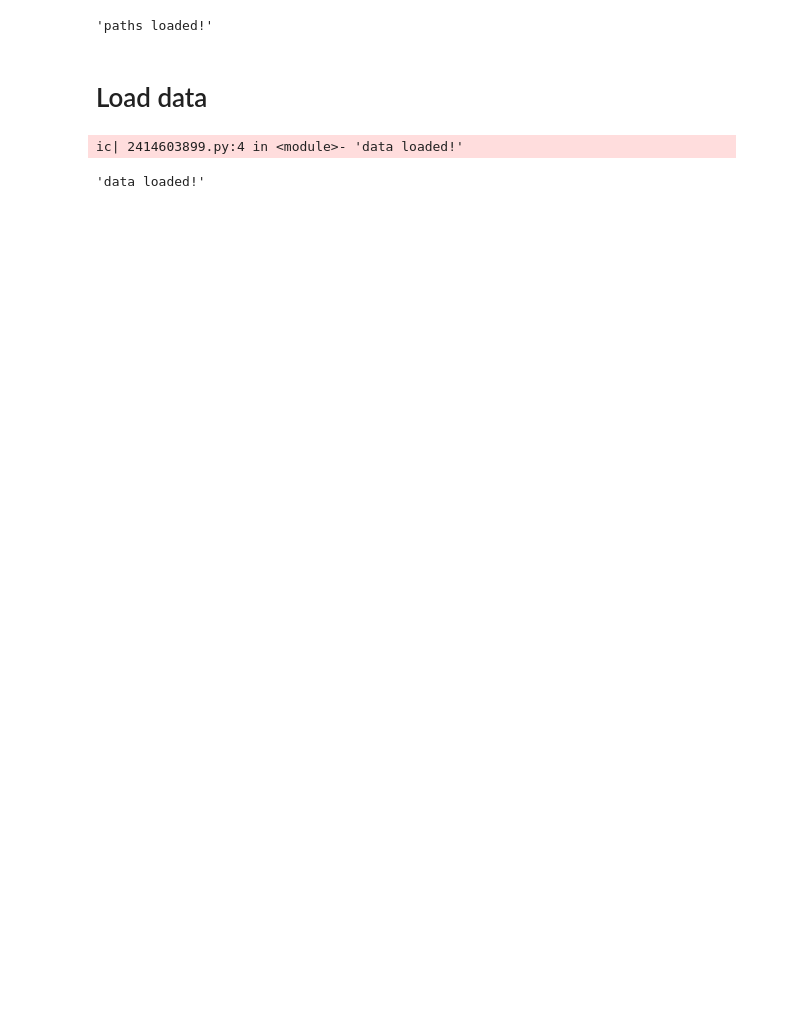
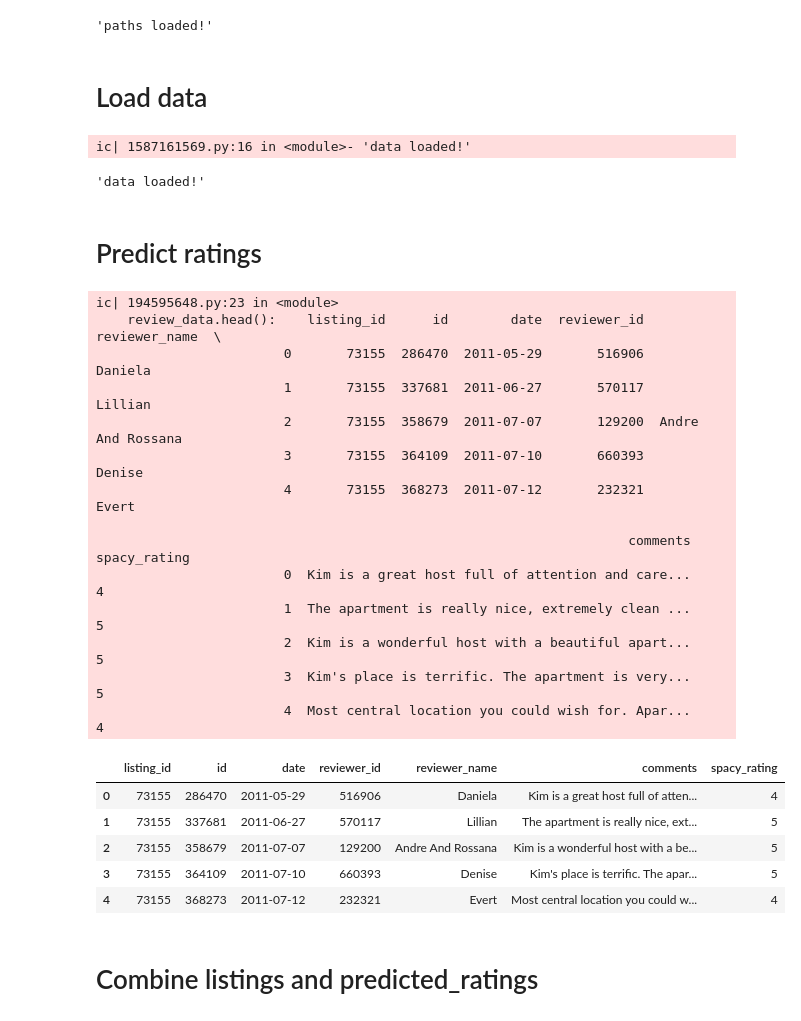
Before and after one commit to julianstar88/Data_Analytics, a Jupyter notebook: Jupyter notebooks/spacy_predict_ratings.ipynb, the cells around one changed output. Cells and saved outputs as stored; diff of their text form; code cells hidden in the pictures; blank space fills up the shorter version.

```diff
--- a/Jupyter notebooks/spacy_predict_ratings.ipynb
+++ b/Jupyter notebooks/spacy_predict_ratings.ipynb
@@ -18,11 +23,72 @@ ic| 2480071619.py:10 in <module>- 'paths loaded!'
 'paths loaded!'
 # %% [markdown]
 # Load data
-# %%
-review_data_1 = pd.read_csv(reviews_path_1, compression="gzip")
-review_data_2 = pd.read_csv(reviews_path_2, compression="gzip")
-listings_data = pd.read_csv(listings_path)
-ic("data loaded!")
-# %% [output]
-ic| 2414603899.py:4 in <module>- 'data loaded!'
-'data loaded!'
+# %%
+def load_data(path: pl.Path | str, compression: None | str = None) -> pd.DataFrame:
+    path = pl.Path(path)
+    if compression is not None:
+        return pd.read_csv(path, compression=compression)
+    else:
+        return pd.read_csv(path)
+
+# review_data_1 = load_data(reviews_path_1, "gzip")
+# review_data_2 = load_data(reviews_path_2, "gzip")
+# review_data = pd.concat([review_data_1, review_data_2])
+review_data = load_data(reviews_path_1)
+
+listings_data = load_data(listings_path)
+finished_data = load_data(finished_path)
+
+ic("data loaded!")
+# %% [output]
+ic| 1587161569.py:16 in <module>- 'data loaded!'
+'data loaded!'
+# %% [markdown]
+# Predict ratings
+# %%
+def predict_rating(df: pd.DataFrame, nlp: spacy.Language, review_column: str = "comments") -> pd.DataFrame:
+
+    def predict(text: str, nlp: spacy.Language) -> int:
+        try:
+            doc = nlp(text)
+        except ValueError as e:
+            msg = f"try to predict: {text} -- wrong type: {type(text)} -- pedictions have to be of type 'str'"
+            ic(msg)
+            doc = False
+
+        if doc:
+            cat_values = list(doc.cats.values())
+            cat_labels = list(doc.cats.keys())
+            rating = int(cat_labels[cat_values.index(max(cat_values))])
+        else:
+            rating = np.nan
+        return rating
+
+    df["spacy_rating"] = df[review_column].apply(predict, args=(nlp,))
+    return df
+
+review_data = predict_rating(df=review_data, nlp=nlp, review_column="comments")
+ic(review_data.head())
+# %% [output]
+ic| 194595648.py:23 in <module>
+    review_data.head():    listing_id      id        date  reviewer_id      reviewer_name  \
+                        0       73155  286470  2011-05-29       516906            Daniela
+                        1       73155  337681  2011-06-27       570117            Lillian
+                        2       73155  358679  2011-07-07       129200  Andre And Rossana
+                        3       73155  364109  2011-07-10       660393             Denise
+                        4       73155  368273  2011-07-12       232321              Evert
+
+                                                                    comments  spacy_rating
+                        0  Kim is a great host full of attention and care...             4
+                        1  The apartment is really nice, extremely clean ...             5
+                        2  Kim is a wonderful host with a beautiful apart...             5
+                        3  Kim's place is terrific. The apartment is very...             5
+                        4  Most central location you could wish for. Apar...             4
+|  | listing_id | id | date | reviewer_id | reviewer_name | comments | spacy_rating |
+| 0 | 73155 | 286470 | 2011-05-29 | 516906 | Daniela | Kim is a great host full of atten... | 4 |
+| 1 | 73155 | 337681 | 2011-06-27 | 570117 | Lillian | The apartment is really nice, ext... | 5 |
+| 2 | 73155 | 358679 | 2011-07-07 | 129200 | Andre And Rossana | Kim is a wonderful host with a be... | 5 |
+| 3 | 73155 | 364109 | 2011-07-10 | 660393 | Denise | Kim's place is terrific. The apar... | 5 |
+| 4 | 73155 | 368273 | 2011-07-12 | 232321 | Evert | Most central location you could w... | 4 |
+# %% [markdown]
+# Combine listings and predicted_ratings
```
Also changed, not shown: parts of 11 cells of this notebook, 4 other files.
